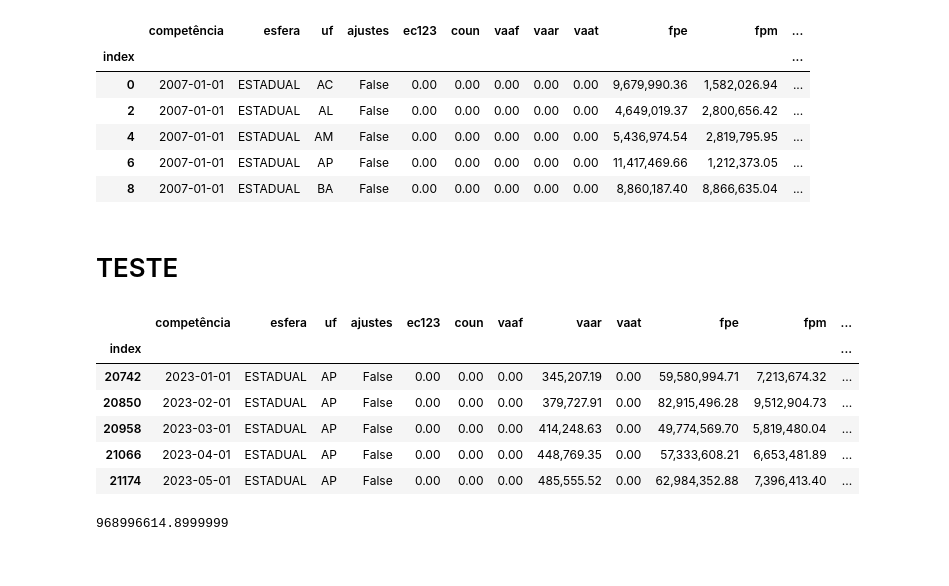
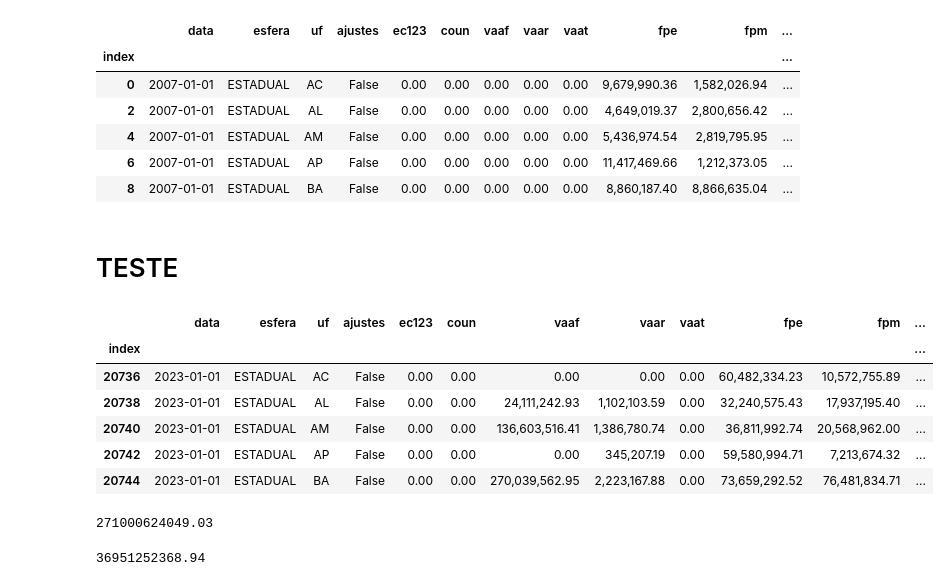
Before and after one commit to AdrianSBar/Repasses_FUNDEB, a Jupyter notebook: test.ipynb, the cells around one changed output. Cells and saved outputs as stored; diff of their text form; code cells hidden in the pictures.

```diff
--- a/test.ipynb
+++ b/test.ipynb
@@ -17,8 +17,8 @@ pd.options.display.float_format = lambda x: f'{x:,.2f}'
 # %%
-x = pd.read_parquet('./DATASETS/finally_data.parquet')
-x.head()
+df = pd.read_parquet('./DATASETS/finally_data.parquet')
+df.head()
 # %% [output]
-|  | competência | esfera | uf | ajustes | ec123 | coun | vaaf | vaar | vaat | fpe | fpm | ... |
+|  | data | esfera | uf | ajustes | ec123 | coun | vaaf | vaar | vaat | fpe | fpm | ... |
 | index |  |  |  |  |  |  |  |  |  |  |  | ... |
 | 0 | 2007-01-01 | ESTADUAL | AC | False | 0.00 | 0.00 | 0.00 | 0.00 | 0.00 | 9,679,990.36 | 1,582,026.94 | ... |
 | 2 | 2007-01-01 | ESTADUAL | AL | False | 0.00 | 0.00 | 0.00 | 0.00 | 0.00 | 4,649,019.37 | 2,800,656.42 | ... |
@@ -28,17 +28,23 @@ x.head()
 # %% [markdown]
 # TESTE
 # %%
-x = x.loc[(x['competência']>='2023-01-01') & (x['competência']<'2024-01-01') & (x.esfera=='ESTADUAL') & (x.ajustes==False) & (x.uf=='AP')]
+x = df.loc[(df['data']>='2023-01-01') & (df['data']<'2024-01-01')]
 x.head()
 # %% [output]
-|  | competência | esfera | uf | ajustes | ec123 | coun | vaaf | vaar | vaat | fpe | fpm | ... |
+|  | data | esfera | uf | ajustes | ec123 | coun | vaaf | vaar | vaat | fpe | fpm | ... |
 | index |  |  |  |  |  |  |  |  |  |  |  | ... |
+| 20736 | 2023-01-01 | ESTADUAL | AC | False | 0.00 | 0.00 | 0.00 | 0.00 | 0.00 | 60,482,334.23 | 10,572,755.89 | ... |
+| 20738 | 2023-01-01 | ESTADUAL | AL | False | 0.00 | 0.00 | 24,111,242.93 | 1,102,103.59 | 0.00 | 32,240,575.43 | 17,937,195.40 | ... |
+| 20740 | 2023-01-01 | ESTADUAL | AM | False | 0.00 | 0.00 | 136,603,516.41 | 1,386,780.74 | 0.00 | 36,811,992.74 | 20,568,962.00 | ... |
 | 20742 | 2023-01-01 | ESTADUAL | AP | False | 0.00 | 0.00 | 0.00 | 345,207.19 | 0.00 | 59,580,994.71 | 7,213,674.32 | ... |
-| 20850 | 2023-02-01 | ESTADUAL | AP | False | 0.00 | 0.00 | 0.00 | 379,727.91 | 0.00 | 82,915,496.28 | 9,512,904.73 | ... |
-| 20958 | 2023-03-01 | ESTADUAL | AP | False | 0.00 | 0.00 | 0.00 | 414,248.63 | 0.00 | 49,774,569.70 | 5,819,480.04 | ... |
-| 21066 | 2023-04-01 | ESTADUAL | AP | False | 0.00 | 0.00 | 0.00 | 448,769.35 | 0.00 | 57,333,608.21 | 6,653,481.89 | ... |
-| 21174 | 2023-05-01 | ESTADUAL | AP | False | 0.00 | 0.00 | 0.00 | 485,555.52 | 0.00 | 62,984,352.88 | 7,396,413.40 | ... |
+| 20744 | 2023-01-01 | ESTADUAL | BA | False | 0.00 | 0.00 | 270,039,562.95 | 2,223,167.88 | 0.00 | 73,659,292.52 | 76,481,834.71 | ... |
 # %%
 x.total.sum() # 968996614.90
 # %% [output]
-968996614.8999999
+271000624049.03
+# %%
+data = df.groupby(['data', 'esfera']).sum()
+data = data.loc[(data.index.get_level_values(0)>='2024-01-01') & (data.index.get_level_values(0)<'2024-04-01')]
+data.total.sum()
+# %% [output]
+36951252368.94
```
Also changed, not shown: parts of 1 cell of this notebook, 4 other files.
